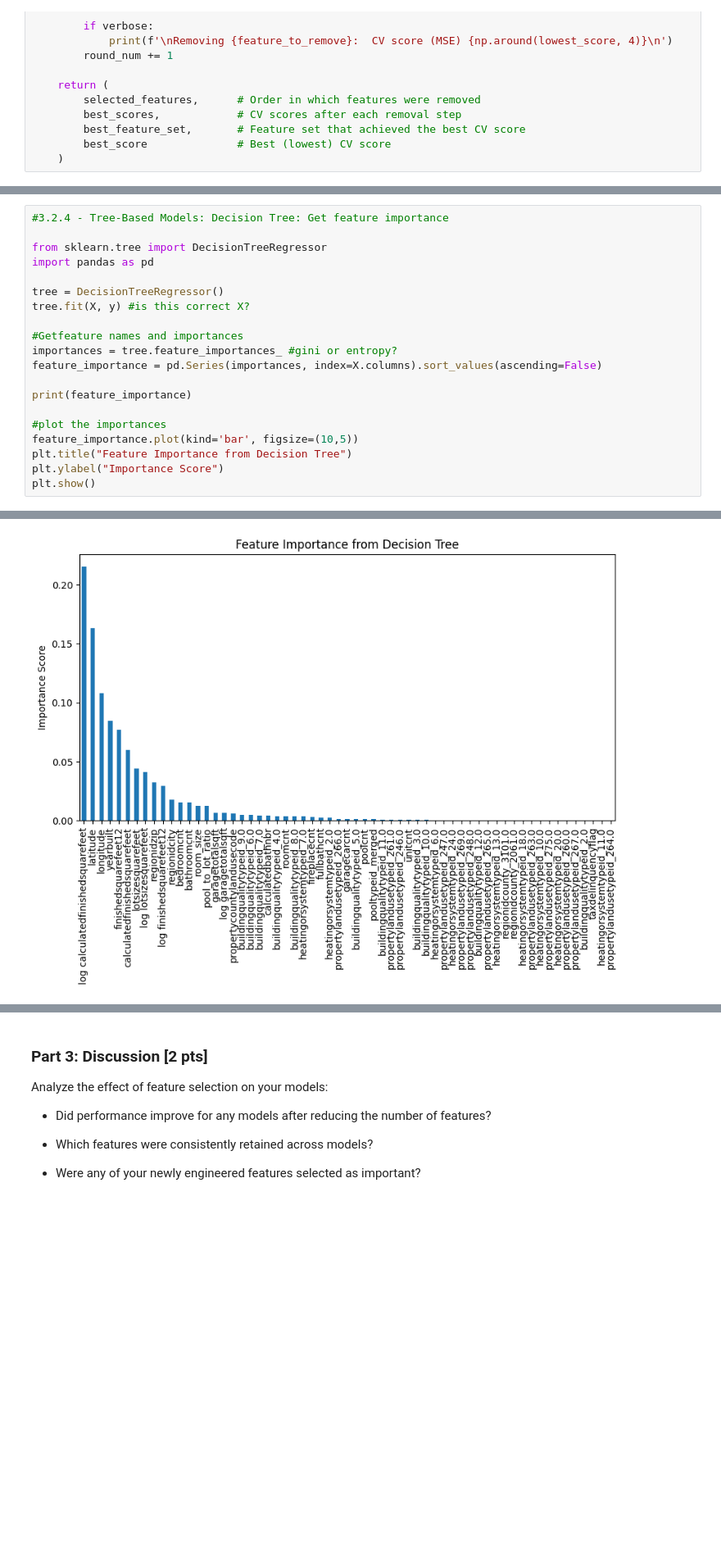
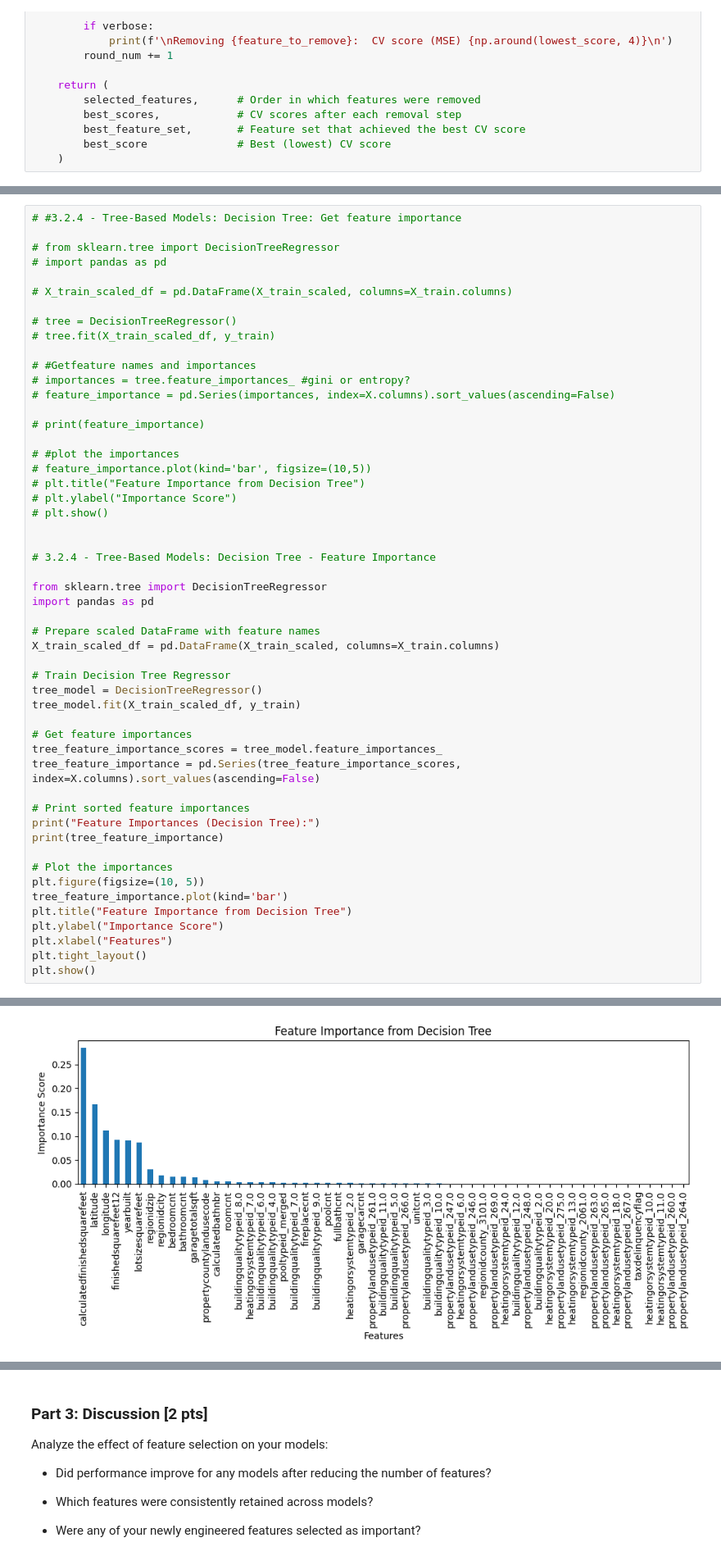
Before and after one commit to asaparson/DX603-Milestone2, a Jupyter notebook: Milestone_02.ipynb, the cells around one changed output, grey strips where cells are left out. Shown at 82% size. Drawn from its saved outputs; the diff is of its cells as text; blank space fills up the shorter version.

```diff
--- a/Milestone_02.ipynb
+++ b/Milestone_02.ipynb
@@ -718,21 +889,53 @@ KeyboardInterrupt:
 # %%
-#3.2.4 - Tree-Based Models: Decision Tree: Get feature importance
+# #3.2.4 - Tree-Based Models: Decision Tree: Get feature importance
+
+# from sklearn.tree import DecisionTreeRegressor
+# import pandas as pd
+
+# X_train_scaled_df = pd.DataFrame(X_train_scaled, columns=X_train.columns)
+
+# tree = DecisionTreeRegressor()
+# tree.fit(X_train_scaled_df, y_train)
+
+# #Getfeature names and importances
+# importances = tree.feature_importances_ #gini or entropy?
+# feature_importance = pd.Series(importances, index=X.columns).sort_values(ascending=False)
+
+# print(feature_importance)
+
+# #plot the importances
+# feature_importance.plot(kind='bar', figsize=(10,5))
+# plt.title("Feature Importance from Decision Tree")
+# plt.ylabel("Importance Score")
+# plt.show()
+
+
+# 3.2.4 - Tree-Based Models: Decision Tree - Feature Importance
 
 from sklearn.tree import DecisionTreeRegressor
 import pandas as pd
 
-tree = DecisionTreeRegressor()
-tree.fit(X, y) #is this correct X?
+# Prepare scaled DataFrame with feature names
+X_train_scaled_df = pd.DataFrame(X_train_scaled, columns=X_train.columns)
 
-#Getfeature names and importances
-importances = tree.feature_importances_ #gini or entropy?
-feature_importance = pd.Series(importances, index=X.columns).sort_values(ascending=False)
+# Train Decision Tree Regressor
+tree_model = DecisionTreeRegressor()
+tree_model.fit(X_train_scaled_df, y_train)
 
-print(feature_importance)
+# Get feature importances
+tree_feature_importance_scores = tree_model.feature_importances_
+tree_feature_importance = pd.Series(tree_feature_importance_scores, index=X.columns).sort_values(ascending=False)
 
-#plot the importances
-feature_importance.plot(kind='bar', figsize=(10,5))
+# Print sorted feature importances
+print("Feature Importances (Decision Tree):")
+print(tree_feature_importance)
+
+# Plot the importances
+plt.figure(figsize=(10, 5))
+tree_feature_importance.plot(kind='bar')
 plt.title("Feature Importance from Decision Tree")
 plt.ylabel("Importance Score")
+plt.xlabel("Features")
+plt.tight_layout()
 plt.show()
 # %% [output]
@@ -751,2 +959,2 @@ Length: 61, dtype: float64
-[figure, old version]
+[figure, new version]
 # %%
```
Also changed, not shown: parts of 12 cells of this notebook.
